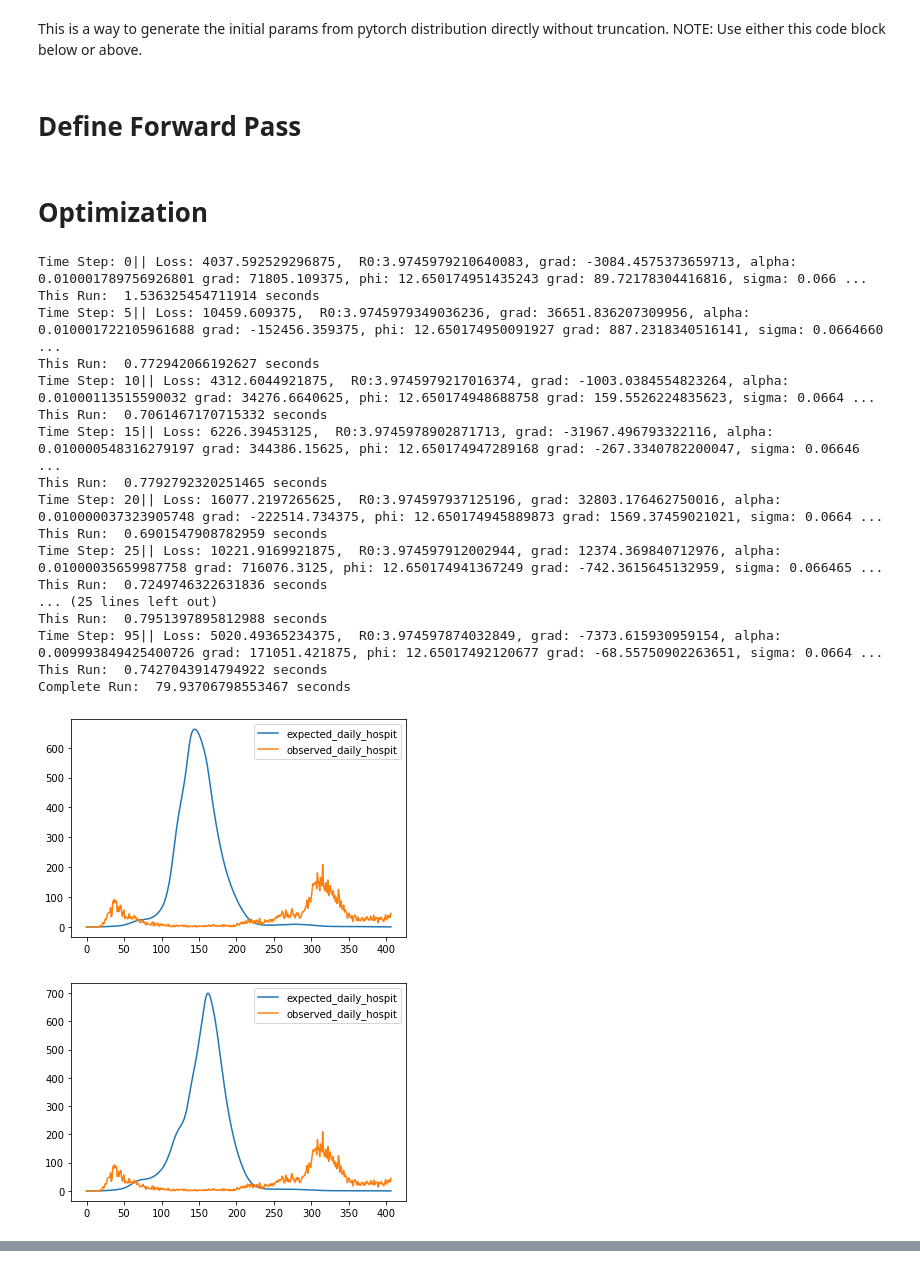
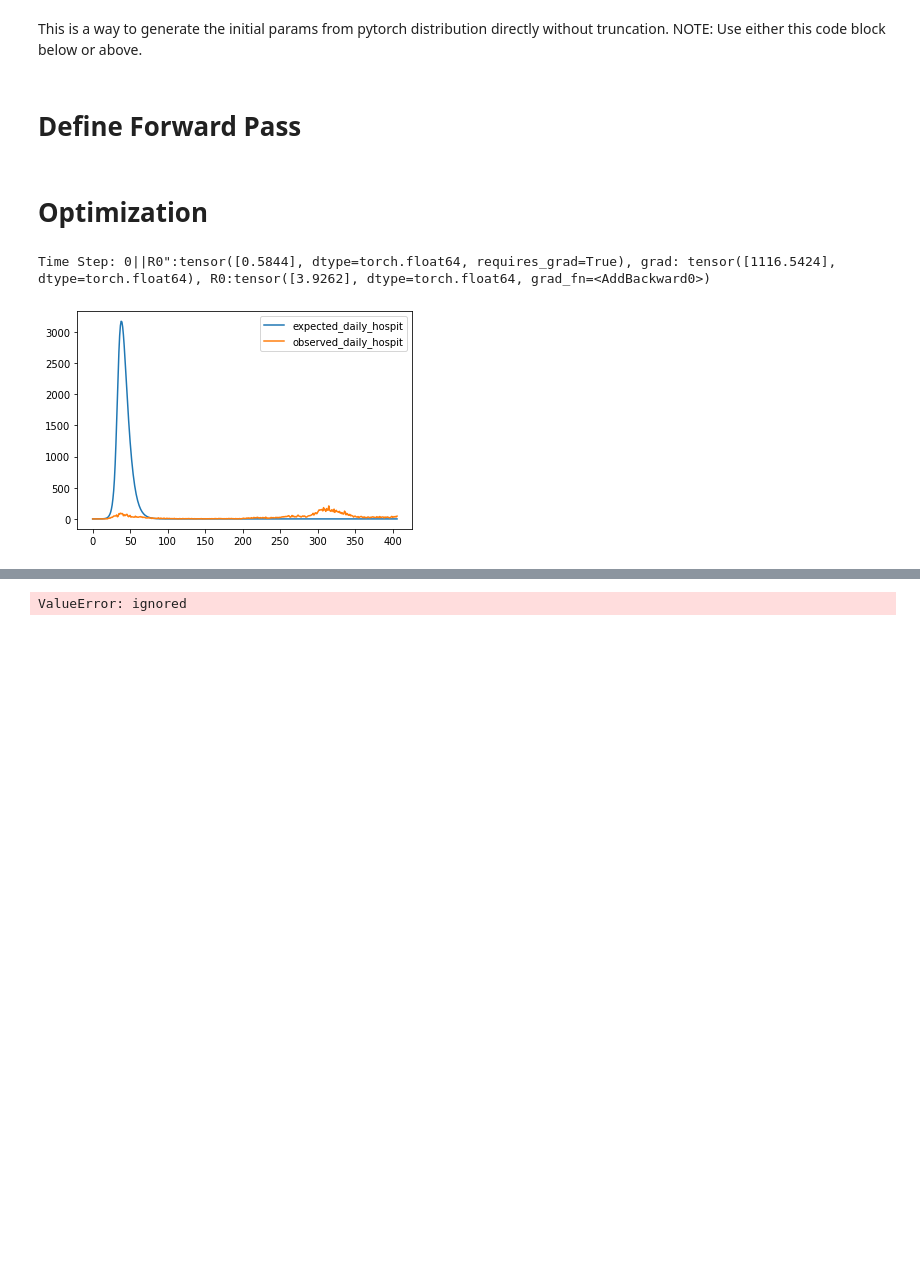
Before and after one commit to tsuehr/covid-prediction-tu, a Jupyter notebook: users/Anuar/NLL_V3.ipynb, the cells around one changed output, grey strips where cells are left out. Saved outputs shown, nothing was run; the diff lists cells and outputs as text; code cells hidden in the pictures; blank space fills up the shorter version.

```diff
--- a/users/Anuar/NLL_V3.ipynb
+++ b/users/Anuar/NLL_V3.ipynb
@@ -58,12 +60,23 @@ population = torch.tensor(5793636, requires_grad=False, device=device, dtype=dty
 num_observations = len(observed_daily_hospit)
 # %% [markdown]
 ## Initialize latent variables/parameters
+# %%
+# Create domain transformation functions:
+def transform_r0(R0_prime, lower, upper):
+  # Recieves a value in [-inf, inf] and returns value in [low, upper]
+  bij = 1/(1+torch.exp(-R0_prime))
+  scale = upper - lower
+  return scale*bij + lower
 # %%
 tau= torch.tensor(np.random.exponential(1 / 0.03), requires_grad=True, device=device, dtype=dtype)
 phi = torch.tensor(truncnorm.rvs((0 - 25) / 10, (np.inf - 25) / 10, loc=25, scale=10), requires_grad=True, device=device, dtype=dtype) # has to be positive, between 0-50 --> uniform # dispersion (shape) parameter for observations
-R0 = torch.tensor(truncnorm.rvs((2 - 3.6) / 0.8, (5 - 3.6) / 0.8, loc=3.6, scale=0.8), requires_grad=True, device=device, dtype=dtype)  # probably gamma or inverse gamma distribution (compare to truncated normal) # initial reproduction number
 alpha = torch.tensor(truncnorm.rvs((0 - 1/100) / 1/100, (5/100 - 1/100) / 1/100, loc=1/100, scale=1/100), requires_grad=True, device=device, dtype=dtype) # uniform distribution between (0-5%) # probability to get hospitalized
 sigma = torch.tensor(truncnorm.rvs((0 - 0.1) / 0.3, (0.5 - 0.1) / 0.3, loc=0.1, scale=0.3), requires_grad=True, device=device, dtype=dtype)  # positive, tricky, gamma or inverse gamma, log normal  --> try something out, large sigma--> prone to overfitting # standart deviation of random walk step
+
+R0_prime = torch.rand(1, dtype=dtype, device=device, requires_grad=True)
+R0 = transform_r0(R0_prime, lower=2, upper=5)
+
+
 
 epsilon_t = torch.zeros(num_observations, device=device)
 epsilon_t[0] = torch.distributions.Normal(cero, sigma.detach()).rsample()
@@ -161,7 +174,7 @@ def calc_Rt(R0, epsilon_t, sigma, ll):
   eta_t[0] = beta_0
   for t in range(1, num_observations):
       dist_epsilon_t = torch.distributions.Normal(epsilon_t[t - 1], sigma)
-      ll += dist_epsilon_t.log_prob(epsilon_t[t - 1])
+      ll += dist_epsilon_t.log_prob(epsilon_t[t])
   eta_t[1:num_observations] = beta_0 + epsilon_t[0:num_observations-1].clone()
   Rt = torch.exp(eta_t)
   return Rt, ll
@@ -210,6 +223,7 @@ def compare_results(expected_daily_hospit, phi, ll):
 def forward_pass():
   # Initialize y
   y = trunc_exponential(tau, 1000)
+  R0 = transform_r0(R0_prime, lower=2, upper=5)
 
   # Calculate prior loss
   ll = calc_prior_loss(tau, phi, R0, alpha, sigma)
@@ -244,54 +258,39 @@ for k in range (epochs):
     # forward pass - calculate expected_daily_hospit
     expected_daily_hospit, Rt, ll = forward_pass()
 
     #backward pass
     loss = -ll
     loss.backward()
 
     if k%5 == 0:
-      print(f'Time Step: {k}|| Loss: {loss},  R0:{R0}, grad: {R0.grad}, alpha: {alpha} grad: {alpha.grad}, phi: {phi} grad: {phi.grad}, sigma: {sigma} grad {sigma.grad}, epsilon_t.mean: {epsilon_t.mean()} grad.mean {epsilon_t.grad.mean()}')
-      print("This Run:  %s seconds" % (time.time() - start_time))
+      #print(f'Time Step: {k}|| Loss: {loss},  R0:{R0_prime}, grad: {R0_prime.grad}, alpha: {alpha} grad: {alpha.grad}, phi: {phi} grad: {phi.grad}, sigma: {sigma} grad {sigma.grad}, epsilon_t.mean: {epsilon_t.mean()} grad.mean {epsilon_t.grad.mean()}')
+      print(f'Time Step: {k}||R0":{R0_prime}, grad: {R0_prime.grad}, R0:{R0}')
+
     with torch.no_grad(): # this part is SGD. can also replace with loss.step
         tau -= learning_rate * tau.grad
         phi -= learning_rate * phi.grad
-        R0 -= learning_rate * R0.grad
+        #R0_prime -= learning_rate * R0_prime.grad
+        R0_prime -= 1 * R0_prime.grad
         alpha -= learning_rate * alpha.grad
         sigma -= learning_rate * sigma.grad
         epsilon_t -= learning_rate * epsilon_t.grad * 1e+8
 
         tau.grad = None
         phi.grad = None
-        R0.grad = None
+        R0_prime.grad = None
         alpha.grad = None
         sigma.grad = None
         epsilon_t.grad = None
 
 
-    if k%10 == 0:
+    if k%20 == 0:
       plt.plot(expected_daily_hospit.cpu().detach().numpy(), label='expected_daily_hospit')
       plt.plot(observed_daily_hospit.cpu().detach().numpy(), label='observed_daily_hospit')
       plt.legend()
       plt.show()
 
 
 print("Complete Run:  %s seconds" % (time.time() - complete_time))
 # %% [output]
-Time Step: 0|| Loss: 4037.592529296875,  R0:3.9745979210640083, grad: -3084.4575373659713, alpha: 0.010001789756926801 grad: 71805.109375, phi: 12.650174951435243 grad: 89.72178304416816, sigma: 0.066 ...
-This Run:  1.536325454711914 seconds
-Time Step: 5|| Loss: 10459.609375,  R0:3.9745979349036236, grad: 36651.836207309956, alpha: 0.010001722105961688 grad: -152456.359375, phi: 12.650174950091927 grad: 887.2318340516141, sigma: 0.0664660 ...
-This Run:  0.772942066192627 seconds
-Time Step: 10|| Loss: 4312.6044921875,  R0:3.9745979217016374, grad: -1003.0384554823264, alpha: 0.01000113515590032 grad: 34276.6640625, phi: 12.650174948688758 grad: 159.5526224835623, sigma: 0.0664 ...
-This Run:  0.7061467170715332 seconds
-Time Step: 15|| Loss: 6226.39453125,  R0:3.9745978902871713, grad: -31967.496793322116, alpha: 0.010000548316279197 grad: 344386.15625, phi: 12.650174947289168 grad: -267.3340782200047, sigma: 0.06646 ...
-This Run:  0.7792792320251465 seconds
-Time Step: 20|| Loss: 16077.2197265625,  R0:3.974597937125196, grad: 32803.176462750016, alpha: 0.010000037323905748 grad: -222514.734375, phi: 12.650174945889873 grad: 1569.37459021021, sigma: 0.0664 ...
-This Run:  0.6901547908782959 seconds
-Time Step: 25|| Loss: 10221.9169921875,  R0:3.974597912002944, grad: 12374.369840712976, alpha: 0.01000035659987758 grad: 716076.3125, phi: 12.650174941367249 grad: -742.3615645132959, sigma: 0.066465 ...
-This Run:  0.7249746322631836 seconds
-... (25 lines left out)
-This Run:  0.7951397895812988 seconds
-Time Step: 95|| Loss: 5020.49365234375,  R0:3.974597874032849, grad: -7373.615930959154, alpha: 0.009993849425400726 grad: 171051.421875, phi: 12.65017492120677 grad: -68.55750902263651, sigma: 0.0664 ...
-This Run:  0.7427043914794922 seconds
-Complete Run:  79.93706798553467 seconds
+Time Step: 0||R0":tensor([0.5844], dtype=torch.float64, requires_grad=True), grad: tensor([1116.5424], dtype=torch.float64), R0:tensor([3.9262], dtype=torch.float64, grad_fn=<AddBackward0>)
-[figure, old version]
+[figure, new version]
-[figure, removed]
@@ -305,0 +297 @@ Complete Run:  79.93706798553467 seconds
+ValueError: ignored
```
Also changed, not shown: parts of 4 cells of this notebook.
